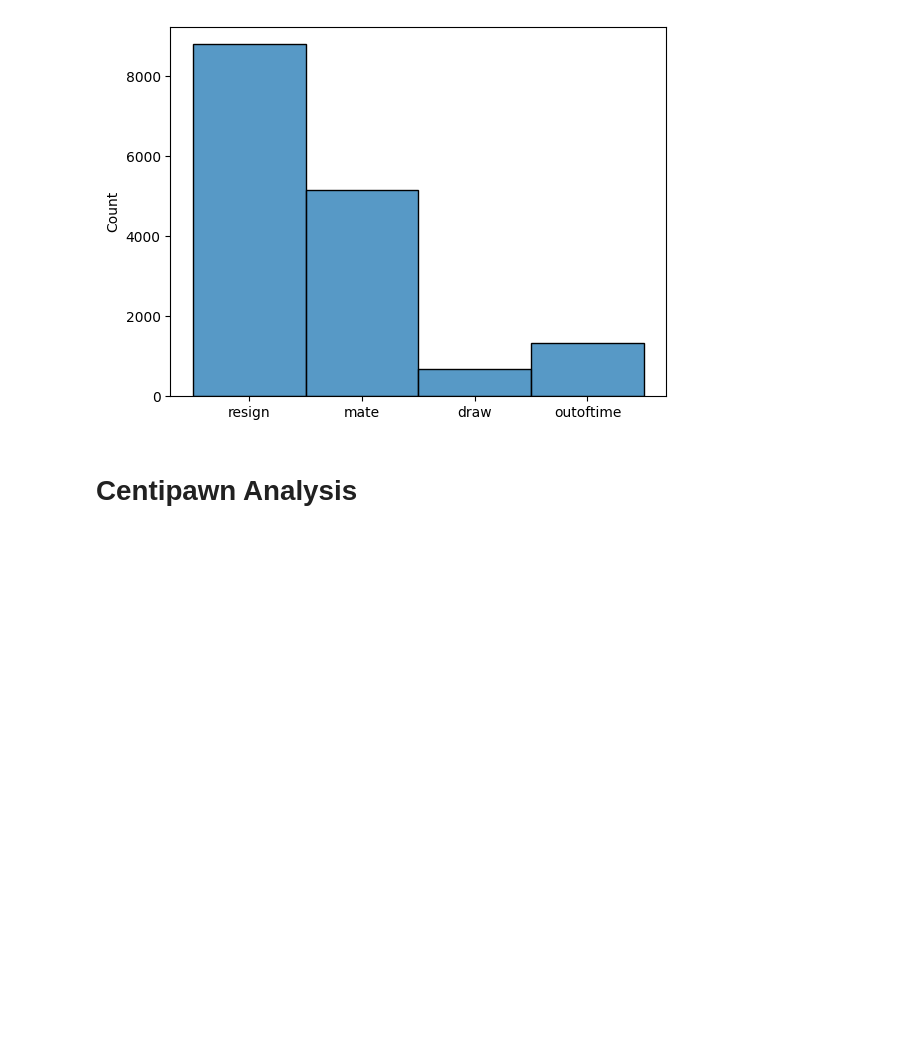
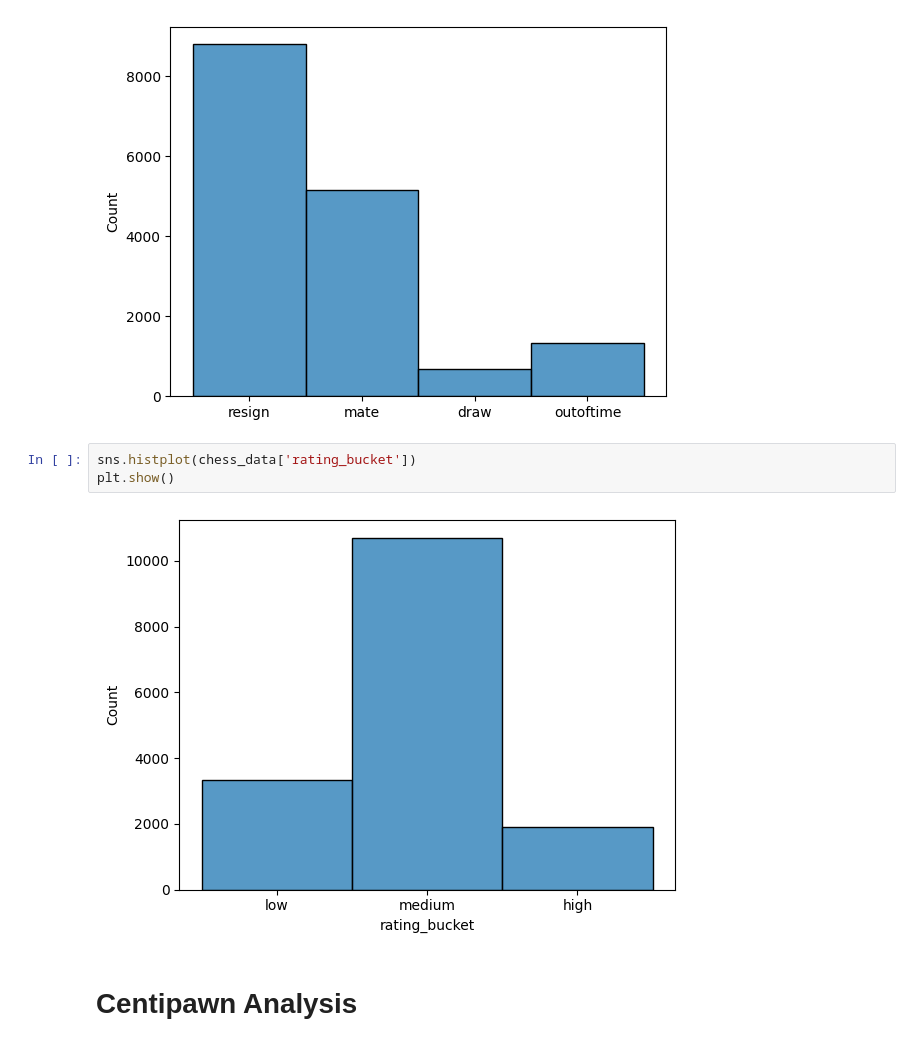
Before and after one commit to T-hawk/chess-ds-final, a Jupyter notebook: kahlil-notebook.ipynb, the cells around one changed output. Saved outputs shown, nothing was run; the diff lists cells and outputs as text; blank space fills up the shorter version.

```diff
--- a/kahlil-notebook.ipynb
+++ b/kahlil-notebook.ipynb
@@ -304,6 +304,11 @@ sns.histplot(pd.Categorical(chess_data['victory_status'].map({0:'resign',1:'mate
 # %% [output]
 <Axes: ylabel='Count'>
 [figure]
+# %%
+sns.histplot(chess_data['rating_bucket'])
+plt.show()
+# %% [output]
+[figure, added]
 # %% [markdown]
 # Centipawn Analysis
 # %%
```
Also changed, not shown: parts of 18 cells of this notebook, 1 other file.
